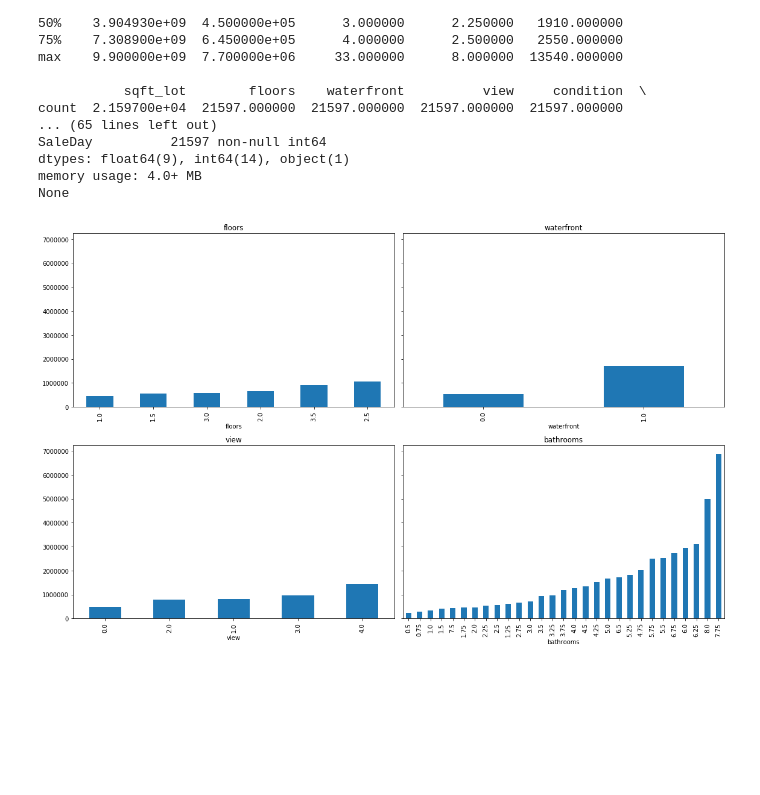
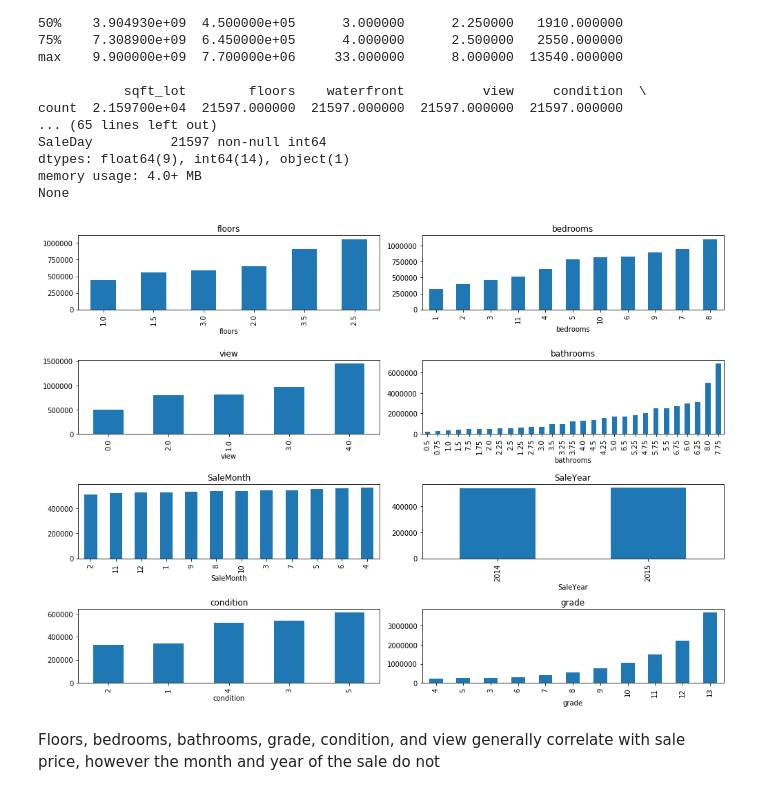
Before and after one commit to aradaha/dsc-mod-2-project-v2-1-onl01-dtsc-ft-030220, a Jupyter notebook: student.ipynb, the cells around one changed output. Cells and saved outputs as stored; diff of their text form; code cells hidden in the pictures; blank space fills up the shorter version.

```diff
--- a/student.ipynb
+++ b/student.ipynb
@@ -119,15 +115,17 @@ chronological = df.sort_values(by=['SaleYear', 'SaleMonth', 'SaleDay', 'yr_built
+# %%
+# 33 bedrooms is clearly an error so that entry can be dropped
+df = df.drop([15856])
 # %%
-fig, axes = plt.subplots(nrows=2, ncols=2, figsize=(16,10), sharey=True)
+fig, axes = plt.subplots(nrows=4, ncols=2, figsize=(14,10))
+categoricals = ['floors', 'bedrooms', 'view', 'bathrooms', 'SaleMonth', 'SaleYear', 'condition', 'grade']
 
 for col, ax in zip(categoricals, axes.flatten()):
-    (df.groupby(col)
-         .mean()['price']
-         .sort_values()
-         .plot
-         .bar(ax=ax))
+    (df.groupby(col).mean()['price'].sort_values().plot.bar(ax=ax))
 
     ax.set_title(col)
 
 fig.tight_layout()
 # %% [output]
-[figure, old version]
+[figure, new version]
+# %% [markdown]
+Floors, bedrooms, bathrooms, grade, condition, and view generally correlate with sale price, however the month and year of the sale do not
```
Also changed, not shown: parts of 3 cells of this notebook.
